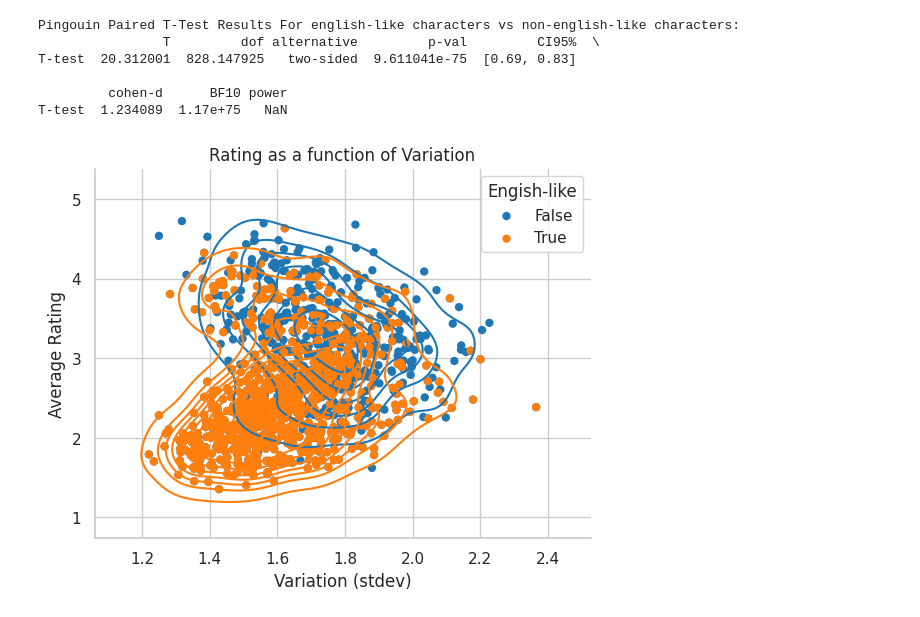
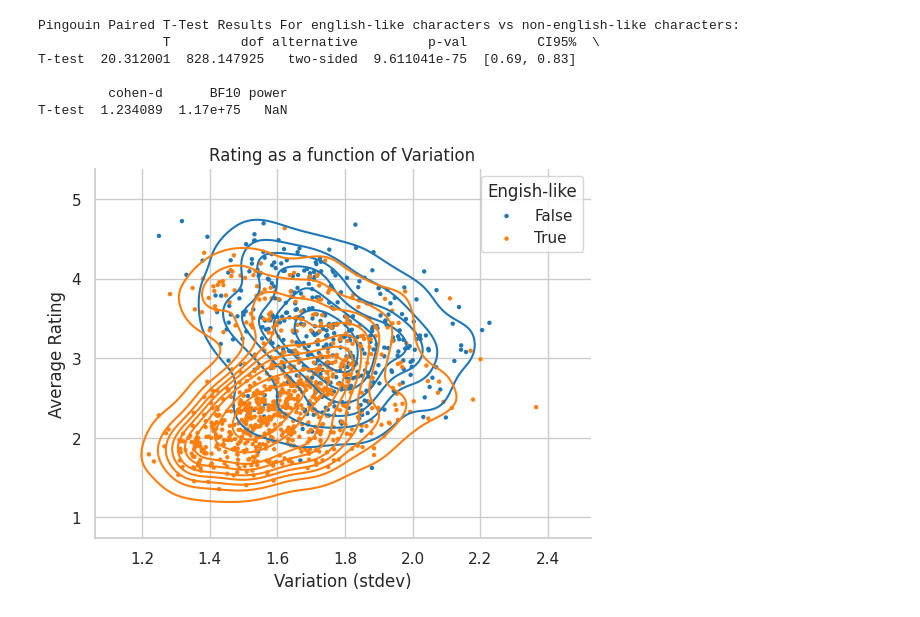
Before and after one commit to Nate-Sheibley/favorite_letters, a Jupyter notebook: favorite_letters.ipynb, the cells around one changed output. Saved outputs shown, nothing was run; the diff lists cells and outputs as text; code cells hidden in the pictures.

Commit message:
kdeplot for eng-like added

```diff
--- a/favorite_letters.ipynb
+++ b/favorite_letters.ipynb
@@ -824,18 +824,18 @@ df_kde_eng_like['eng_like'] = df_kde_eng_like['codepoint'].isin(eng_like_chars['
 # %%
 fig, ax= plt.subplots()
 
-sns.scatterplot(data=data,  x='standard dev.', y='average', label='False',
-                edgecolor="none")
-sns.scatterplot(data=eng_like_chars,  x='standard dev.', y='average', label='True',
-                edgecolor="none")
+sns.scatterplot(data=df_unique_chars,  x='standard dev.', y='average', label='False', s=10,
+                 edgecolor="none")
+sns.scatterplot(data=eng_like_chars,  x='standard dev.', y='average', label='True', s=10,
+                 edgecolor="none")
 sns.kdeplot(
-    data=df_kde_eng_like, x="standard dev.", y="average", hue="eng_like"
+    data=df_kde_eng_like, x="standard dev.", y="average", hue="eng_like", color=['orange','blue']
 )
 ax.set_ylabel("Average Rating")
 ax.set_xlabel("Variation (stdev)")
 ax.set_title("Rating as a function of Variation")
 ax.legend(title='Engish-like')
 sns.despine()
 fig.savefig("images/avg_stdev_kde_eng-like")
 # %% [output]
-[figure, old version]
+[figure, new version]
```
Also changed, not shown: 1 other file.
